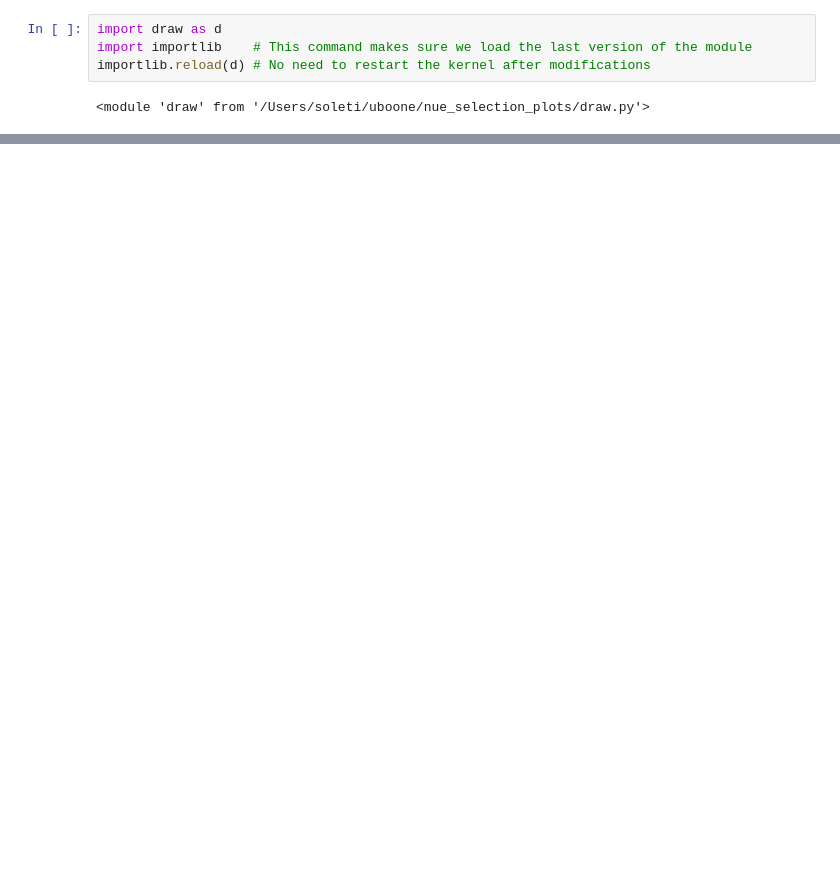
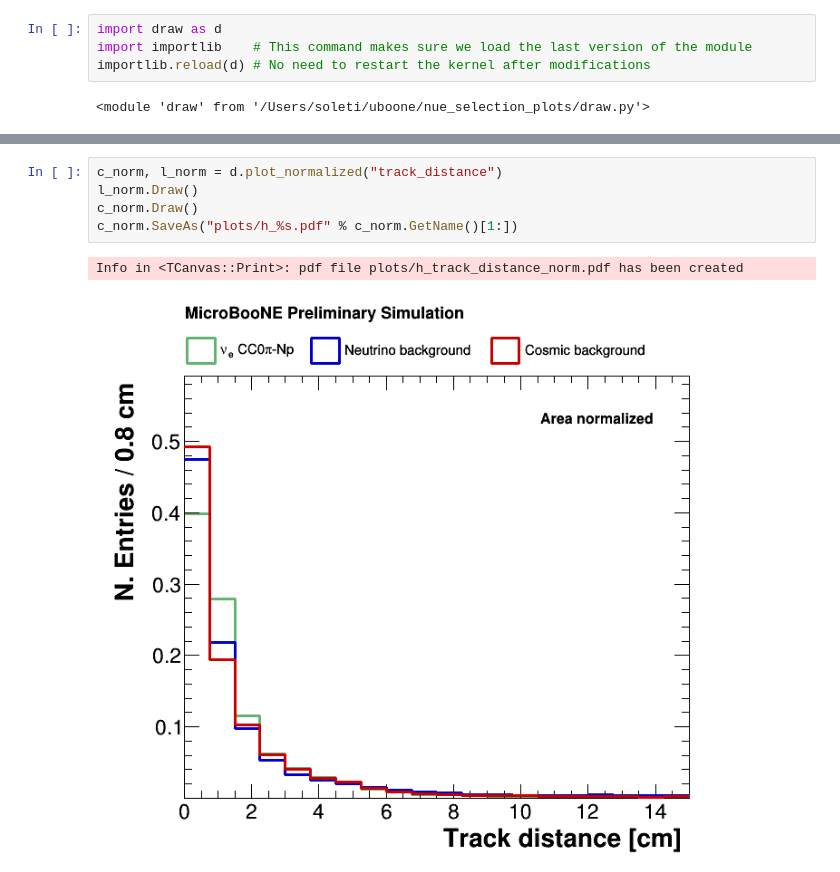
Before and after one commit to soleti/lee_bdt, a Jupyter notebook: Plots.ipynb, the cells around one changed output, grey strips where cells are left out. Saved outputs shown, nothing was run; the diff lists cells and outputs as text; blank space fills up the shorter version.

```diff
--- a/Plots.ipynb
+++ b/Plots.ipynb
@@ -127,0 +77,8 @@ Info in <TCanvas::Print>: pdf file plots/h_shower_energy_norm.pdf has been creat
+# %%
+c_norm, l_norm = d.plot_normalized("track_distance")
+l_norm.Draw()
+c_norm.Draw()
+c_norm.SaveAs("plots/h_%s.pdf" % c_norm.GetName()[1:])
+# %% [output]
+Info in <TCanvas::Print>: pdf file plots/h_track_distance_norm.pdf has been created
+[figure, added]
```
Also changed, not shown: parts of 6 cells of this notebook, 12 other files.
